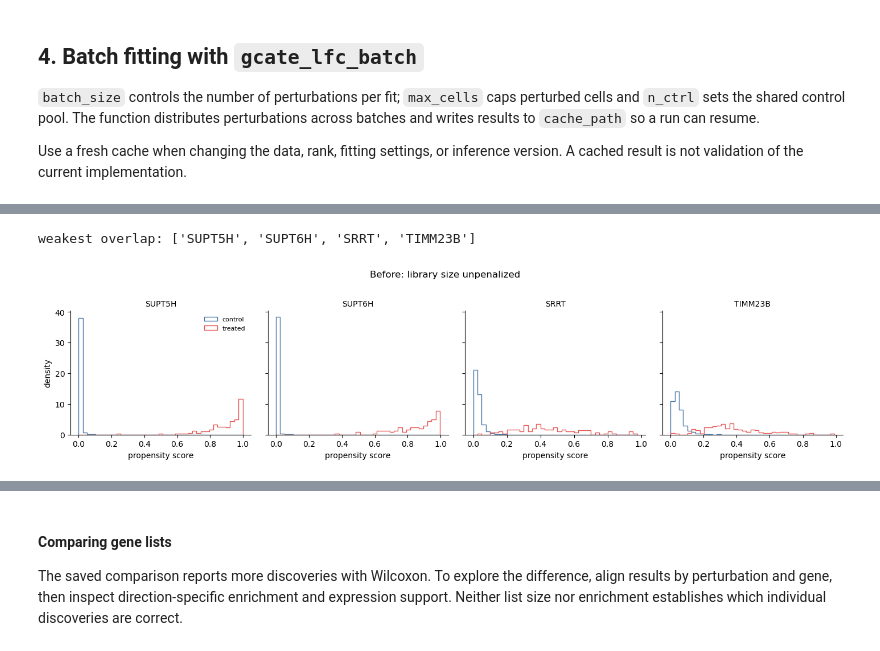
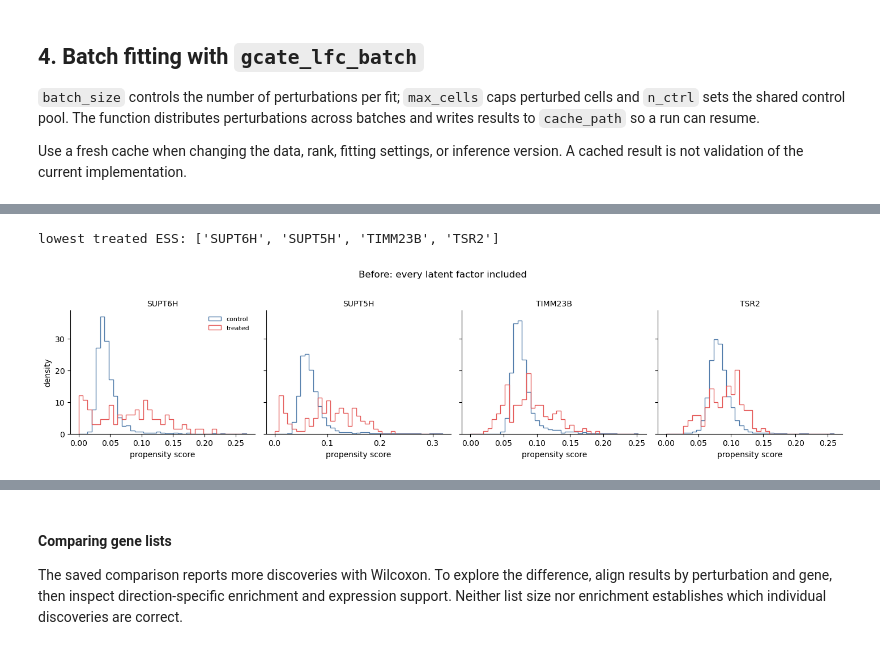
Before and after one commit to JinHongDu-Lab/causarray, a Jupyter notebook: docs/source/tutorial/replogle/replogle-py.ipynb, the cells around one changed output, grey strips where cells are left out. Cells and saved outputs as stored; diff of their text form; code cells hidden in the pictures.

```diff
--- a/docs/source/tutorial/replogle/replogle-py.ipynb
+++ b/docs/source/tutorial/replogle/replogle-py.ipynb
@@ -83,10 +83,6 @@ The legacy fallback table uses different preprocessing. Treat it as a historical
 # %%
-# JIC table on the raw counts (2_estimate_r.py); falls back to the pre-0.1.0
-# table computed on the log-normalised copy only if the new one is missing.
-r_path = Path('results/replogle-r.csv') if Path('results/replogle-r.csv').exists() else Path('results/replogle-r-legacy.csv')
-if r_path.name == 'results/replogle-r-legacy.csv':
-    print('Note: JIC table from the pre-0.1.0 (log-normalised) run; run 2_estimate_r.py to recompute it.')
-df_r = pd.read_csv(r_path)
+# JIC table on the raw counts (2_estimate_r.py)
+df_r = pd.read_csv('results/replogle-r.csv')
 fig = plot_r(df_r)
 plt.tight_layout()
 plt.show()
@@ -190,32 +209,33 @@ display(support_before[['prevalence', 'auc', 'overlap_ratio',
 # %%
-# The four arms with the weakest overlap, before any repair.
-ps_focus = support_before.nsmallest(4, 'overlap_ratio').index.tolist()
-print('weakest overlap:', ps_focus)
+if HAS_FACTORS:
+    # The four arms whose weights are most concentrated, with every factor included.
+    ps_focus = support_before.nsmallest(4, 'ess_treated_fraction').index.tolist()
+    print('lowest treated ESS:', ps_focus)
 
-def overlap_panels(pi, title):
-    ctrl_mask = A_focal.sum(axis=1) == 0
-    fig, axes = plt.subplots(1, len(ps_focus), figsize=(3.6 * len(ps_focus), 3.4), sharey=True)
-    for ax, pert in zip(np.atleast_1d(axes), ps_focus):
-        j = focal_perts.index(pert)
-        treated = A_focal[:, j] == 1
-        hi = max(pi[ctrl_mask | treated, j].max(), 1e-3)
-        bins = np.linspace(0, hi, 40)
-        ax.hist(pi[ctrl_mask, j], bins=bins, density=True, histtype='step',
-                color='#4c78a8', label='control')
-        ax.hist(pi[treated, j], bins=bins, density=True, histtype='step',
-                color='#e45756', label='treated')
-        ax.set_title(pert, fontsize=10)
-        ax.set_xlabel('propensity score')
-        for side in ('top', 'right'):
-            ax.spines[side].set_visible(False)
-    np.atleast_1d(axes)[0].set_ylabel('density')
-    np.atleast_1d(axes)[0].legend(frameon=False, fontsize=8)
-    fig.suptitle(title, y=1.02)
-    fig.tight_layout()
-    plt.show()
+    def overlap_panels(pi, title):
+        ctrl_mask = A_focal.sum(axis=1) == 0
+        fig, axes = plt.subplots(1, len(ps_focus), figsize=(3.6 * len(ps_focus), 3.4), sharey=True)
+        for ax, pert in zip(np.atleast_1d(axes), ps_focus):
+            j = focal_perts.index(pert)
+            treated = A_focal[:, j] == 1
+            hi = max(pi[ctrl_mask | treated, j].max(), 1e-3)
+            bins = np.linspace(0, hi, 40)
+            ax.hist(pi[ctrl_mask, j], bins=bins, density=True, histtype='step',
+                    color='#4c78a8', label='control')
+            ax.hist(pi[treated, j], bins=bins, density=True, histtype='step',
+                    color='#e45756', label='treated')
+            ax.set_title(pert, fontsize=10)
+            ax.set_xlabel('propensity score')
+            for side in ('top', 'right'):
+                ax.spines[side].set_visible(False)
+        np.atleast_1d(axes)[0].set_ylabel('density')
+        np.atleast_1d(axes)[0].legend(frameon=False, fontsize=8)
+        fig.suptitle(title, y=1.02)
+        fig.tight_layout()
+        plt.show()
 
-overlap_panels(pi_before, 'Before: library size unpenalized')
+    overlap_panels(pi_before, 'Before: every latent factor included')
 # %% [output]
-weakest overlap: ['SUPT5H', 'SUPT6H', 'SRRT', 'TIMM23B']
+lowest treated ESS: ['SUPT6H', 'SUPT5H', 'TIMM23B', 'TSR2']
-[figure, old version]
+[figure, new version]
 # %% [markdown]
```
Also changed, not shown: parts of 21 cells of this notebook, 3 other files.
